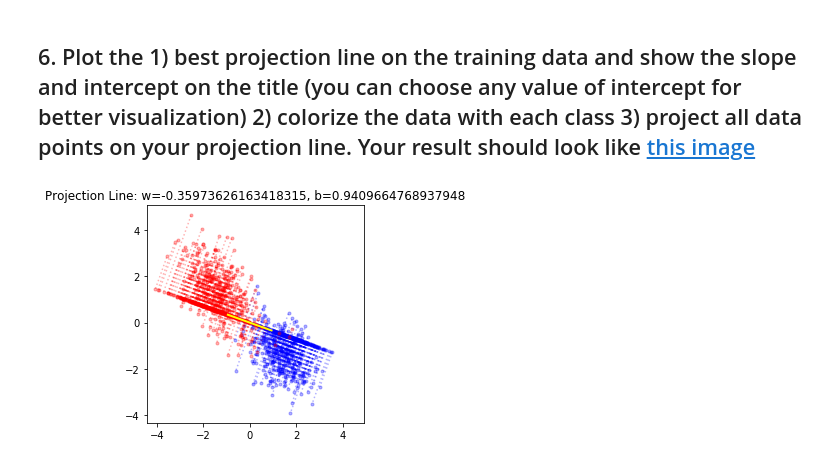
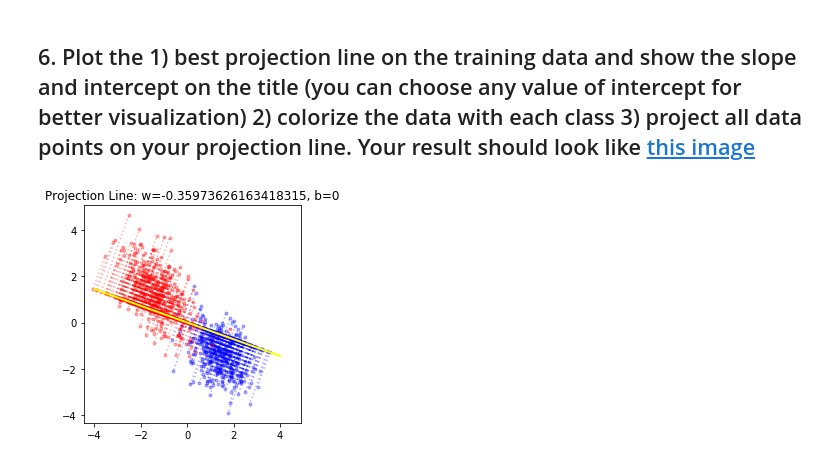
Before and after one commit to hurueilin/PR_HW2, a Jupyter notebook: HW2.ipynb, the cells around one changed output. Saved outputs shown, nothing was run; the diff lists cells and outputs as text; code cells hidden in the pictures.

Commit message:
project line slope check

```diff
--- a/HW2.ipynb
+++ b/HW2.ipynb
@@ -200,21 +200,22 @@ Accuracy of test-set 0.916
 # %%
 sol = w
 slope = sol[1][0] / sol[0][0]  # slope = (y-y')/(x-x')
-intercept = sol[0][0]
+intercept = 0
 
 # project data points of each class
 r = sol.reshape(2,)
 n2 = np.linalg.norm(r)**2
 for pt in class1:
     prj = r * r.dot(pt) / n2
     plt.plot([prj[0], pt[0]], [prj[1], pt[1]], 'b.:', alpha=0.3)
 for pt in class2:
     prj = r * r.dot(pt) / n2
     plt.plot([prj[0], pt[0]], [prj[1], pt[1]], 'r.:', alpha=0.3)
 
+# draw projection line
+plt.plot([-4, 4], [-4*slope, 4*slope], color='yellow', linewidth=2)
 plt.title(f'Projection Line: w={slope}, b={intercept}')
-plt.plot([-sol[0], sol[0]], [-sol[1], sol[1]], color='yellow', linewidth=2)
 plt.axis('square')
 plt.show()
 # %% [output]
-[figure, old version]
+[figure, new version]
```
